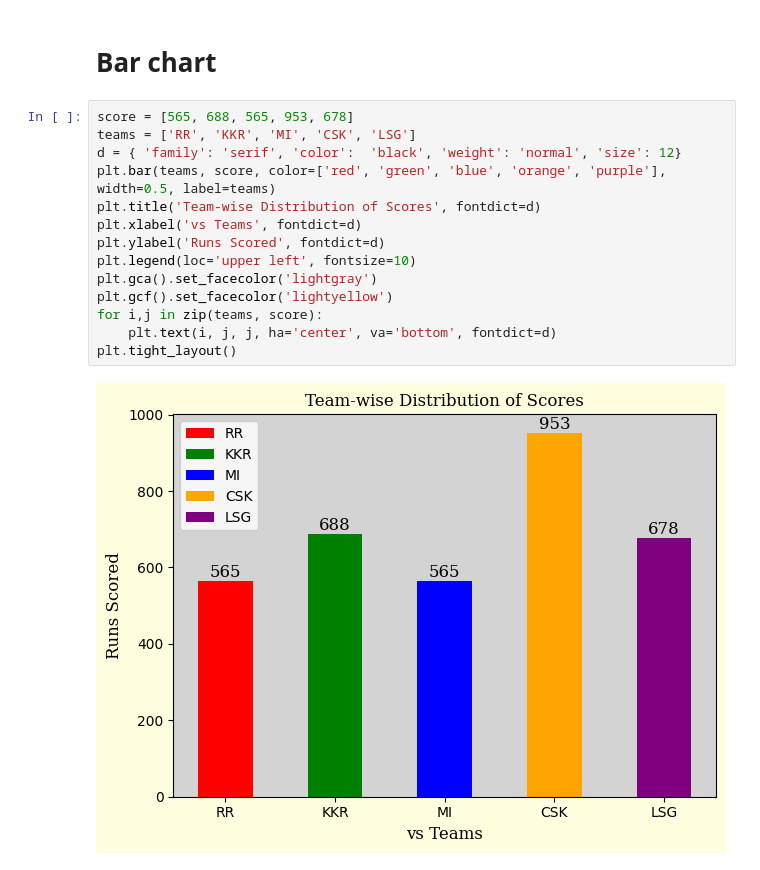
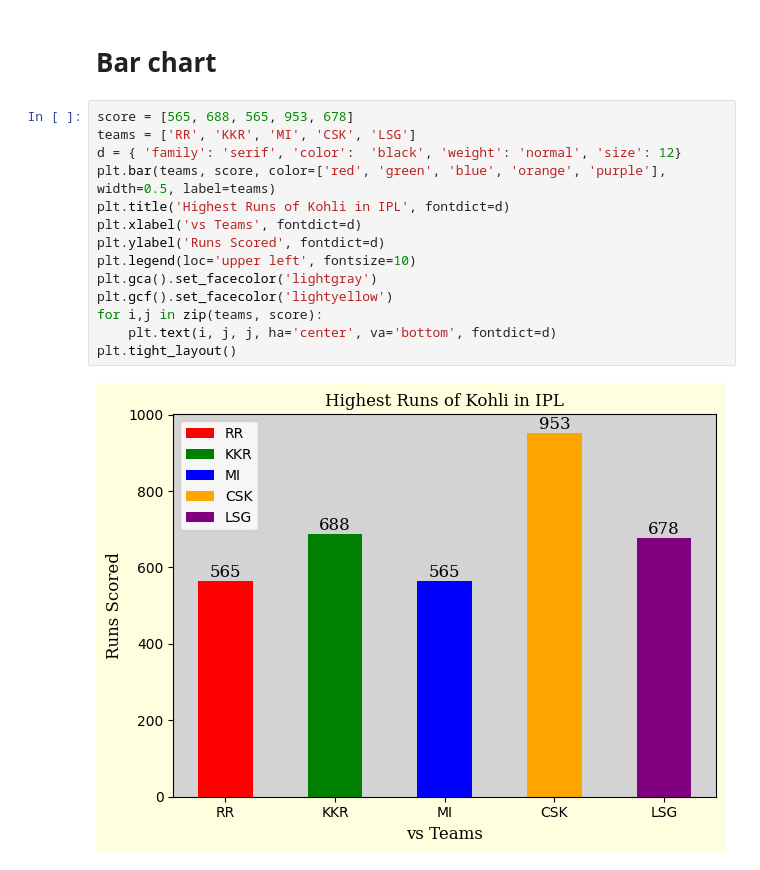
Before and after one commit to sangu0005/data_analysis_workspace, a Jupyter notebook: Maplotlib.ipynb, the cells around one changed output. Drawn from its saved outputs; the diff is of its cells as text.

```diff
--- a/Maplotlib.ipynb
+++ b/Maplotlib.ipynb
@@ -141,19 +141,19 @@ Text(0.5, 1.0, 'Team-wise Distribution of Points')
 # %%
 score = [565, 688, 565, 953, 678]
 teams = ['RR', 'KKR', 'MI', 'CSK', 'LSG']
 d = { 'family': 'serif', 'color':  'black', 'weight': 'normal', 'size': 12}
 plt.bar(teams, score, color=['red', 'green', 'blue', 'orange', 'purple'], width=0.5, label=teams)
-plt.title('Team-wise Distribution of Scores', fontdict=d)
+plt.title('Highest Runs of Kohli in IPL', fontdict=d)
 plt.xlabel('vs Teams', fontdict=d)
 plt.ylabel('Runs Scored', fontdict=d)
 plt.legend(loc='upper left', fontsize=10)
 plt.gca().set_facecolor('lightgray')
 plt.gcf().set_facecolor('lightyellow')
 for i,j in zip(teams, score):
     plt.text(i, j, j, ha='center', va='bottom', fontdict=d)
 plt.tight_layout()
 # %% [output]
-[figure, old version]
+[figure, new version]
 # %%
 score = [565, 688, 565, 953, 678]
 teams = ['RR', 'KKR', 'MI', 'CSK', 'LSG']
```
Also changed, not shown: parts of 1 cell of this notebook.
